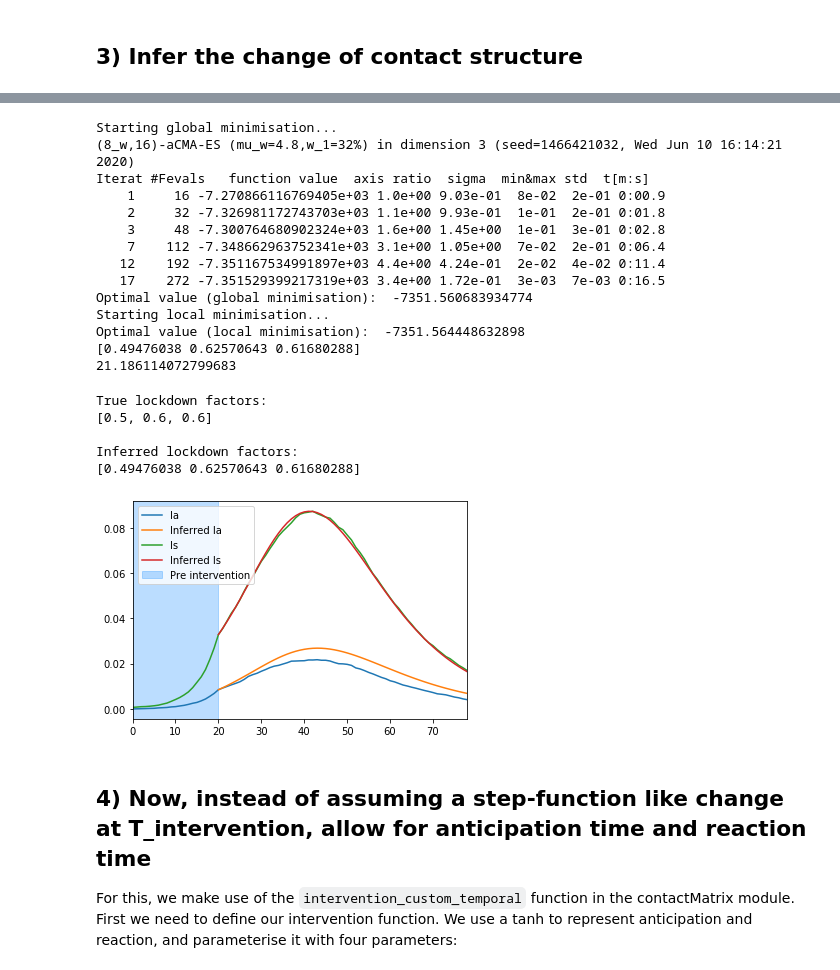
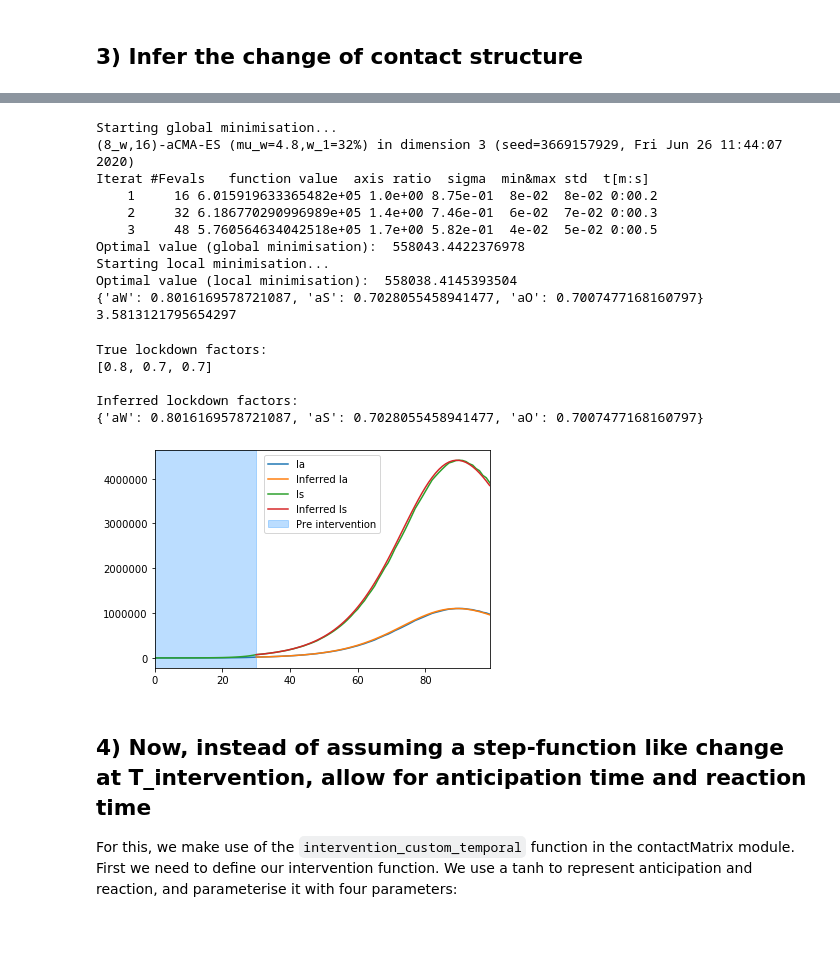
Before and after one commit to rajeshrinet/pyross, a Jupyter notebook: examples/inference/ex09_calibration_SIR.ipynb, the cells around one changed output, grey strips where cells are left out. Drawn from its saved outputs; the diff is of its cells as text; code cells hidden in the pictures; blank space fills up the shorter version.

```diff
--- a/examples/inference/ex09_calibration_SIR.ipynb
+++ b/examples/inference/ex09_calibration_SIR.ipynb
@@ -72,18 +72,14 @@ for i in range(M):
         CW[i,j] = np.sum( CW0[i1:i1+4,j1:j1+4]  )/Ni[i]
         CS[i,j] = np.sum( CS0[i1:i1+4,j1:j1+4]  )/Ni[i]
         CO[i,j] = np.sum( CO0[i1:i1+4,j1:j1+4]  )/Ni[i]
-
-# rescale the population
-N /= 5e2
-Ni = N*fi
 # %%
 # Generate class with contact matrix for SIR model with UK contact structure
 generator = pyross.contactMatrix.ContactMatrixFunction(CH, CW, CS, CO)
 # %%
-T_intervention = 20
+T_intervention = 30
 times= [T_intervention] # temporal boundaries between different contact-behaviour
 
-aW, aS, aO = 0.5, 0.6, 0.6
+aW, aS, aO = 0.8, 0.7, 0.7
 
 # prefactors for CW, CS, CO:
 interventions = [[1.0,1.0,1.0],      # before first time
@@ -114,7 +110,7 @@ model = pyross.stochastic.SIR(parameters, M, Ni)
 
 # start simulation
 Tf=100;  Nf=Tf+1
-data=model.simulate(S_0, Ia_0, Is_0, C, Tf, Nf)
+data=model.simulate(S_0, Ia_0, Is_0, C, Tf, Nf, method='tau-leaping')
 # %%
 IC  = np.zeros((Nf))
 for i in range(M):
@@ -255,68 +257,66 @@ print(logp)
 eps = 1e-3
 start_time = time.time()
 
-parameters = estimator.fill_params_dict(keys, params)
-estimator.set_params(parameters)
-
-keys = ['aW', 'aS', 'aO']
-estimator.set_det_method('LSODA') # slower but performs better for exponential decay (near the end of the pandemic)
-control_params = estimator.infer_control(keys, guess, stds, x, Tf, Nf, generator, bounds,
-                                 global_max_iter=20, verbose=True)
+best_estimates = res['map_dict']
+estimator.set_params(best_estimates)
+estimator.set_det_model(best_estimates)
+# estimator.set_det_method('LSODA') # slower but performs better for exponential decay (near the end of the pandemic)
+res = estimator.infer_control(x, Tf, generator, priors,
+                                         tangent=True, verbose=True,
+                                          global_max_iter=20)
 end_time = time.time()
 
-print(control_params) # best guess
+print(res['map_dict'])
 print(end_time - start_time)
 # %% [output]
 Starting global minimisation...
-(8_w,16)-aCMA-ES (mu_w=4.8,w_1=32%) in dimension 3 (seed=1466421032, Wed Jun 10 16:14:21 2020)
+(8_w,16)-aCMA-ES (mu_w=4.8,w_1=32%) in dimension 3 (seed=3669157929, Fri Jun 26 11:44:07 2020)
 Iterat #Fevals   function value  axis ratio  sigma  min&max std  t[m:s]
-    1     16 -7.270866116769405e+03 1.0e+00 9.03e-01  8e-02  2e-01 0:00.9
-    2     32 -7.326981172743703e+03 1.1e+00 9.93e-01  1e-01  2e-01 0:01.8
-    3     48 -7.300764680902324e+03 1.6e+00 1.45e+00  1e-01  3e-01 0:02.8
-    7    112 -7.348662963752341e+03 3.1e+00 1.05e+00  7e-02  2e-01 0:06.4
-   12    192 -7.351167534991897e+03 4.4e+00 4.24e-01  2e-02  4e-02 0:11.4
-   17    272 -7.351529399217319e+03 3.4e+00 1.72e-01  3e-03  7e-03 0:16.5
-Optimal value (global minimisation):  -7351.560683934774
+    1     16 6.015919633365482e+05 1.0e+00 8.75e-01  8e-02  8e-02 0:00.2
+    2     32 6.186770290996989e+05 1.4e+00 7.46e-01  6e-02  7e-02 0:00.3
+    3     48 5.760564634042518e+05 1.7e+00 5.82e-01  4e-02  5e-02 0:00.5
+Optimal value (global minimisation):  558043.4422376978
 Starting local minimisation...
-Optimal value (local minimisation):  -7351.564448632898
-[0.49476038 0.62570643 0.61680288]
-21.186114072799683
+Optimal value (local minimisation):  558038.4145393504
+{'aW': 0.8016169578721087, 'aS': 0.7028055458941477, 'aO': 0.7007477168160797}
+3.5813121795654297
 # %%
 print("True lockdown factors:")
 print([aW, aS, aO])
 
 print("\nInferred lockdown factors:")
-print(control_params)
+print(res['map_dict'])
 # %% [output]
 True lockdown factors:
-[0.5, 0.6, 0.6]
+[0.8, 0.7, 0.7]
 
 Inferred lockdown factors:
-[0.49476038 0.62570643 0.61680288]
+{'aW': 0.8016169578721087, 'aS': 0.7028055458941477, 'aO': 0.7007477168160797}
 # %%
 times = [T_intervention]
 interventions = [[1.0,1.0,1.0],      # before first time
-                 control_params,       # after first time
+                 res['flat_map'],       # after first time
                 ]
 
 # compare the true trajectory with the
 contactMatrix = generator.interventions_temporal(times=times,interventions=interventions)
-det_model = estimator.make_det_model(parameters)
-x = data['X']/N
+estimator.set_det_model(parameters)
+estimator.set_contact_matrix(contactMatrix)
+x = data['X'].astype('float')
 estimator.set_det_method('LSODA') # setting deterministic integration to be LSODA
-x_det_control = estimator.integrate(x[T_intervention], T_intervention, Tf, Nf-T_intervention, det_model, contactMatrix)
+x_det_control = estimator.integrate(x[T_intervention], T_intervention, Tf+T_intervention, Nf)
 plt.plot(np.sum(x[:,M:2*M], axis=1), label='Ia')
-plt.plot(np.linspace(T_intervention, Tf, Nf-T_intervention), np.sum(x_det_control[:, M:2*M], axis=1), label='Inferred Ia')
+plt.plot(np.linspace(T_intervention, Tf+T_intervention, Nf), np.sum(x_det_control[:, M:2*M], axis=1), label='Inferred Ia')
 plt.plot(np.sum(x[:,2*M:3*M], axis=1), label='Is')
-plt.plot(np.linspace(T_intervention, Tf, Nf-T_intervention), np.sum(x_det_control[:, 2*M:3*M], axis=1), label='Inferred Is')
+plt.plot(np.linspace(T_intervention, Tf+T_intervention, Nf), np.sum(x_det_control[:, 2*M:3*M], axis=1), label='Inferred Is')
 plt.axvspan(0, T_intervention,
            label='Pre intervention',
            alpha=0.3, color='dodgerblue')
-plt.xlim([0, Tf])
+plt.xlim([0, Tf+T_intervention])
 plt.legend()
 plt.show()
 # %% [output]
-[figure, old version]
+[figure, new version]
 # %% [markdown]
 ## 4) Now, instead of assuming a step-function like change at T_intervention, allow for anticipation time and reaction time
 
```
Also changed, not shown: parts of 12 cells of this notebook, 7 other files.
